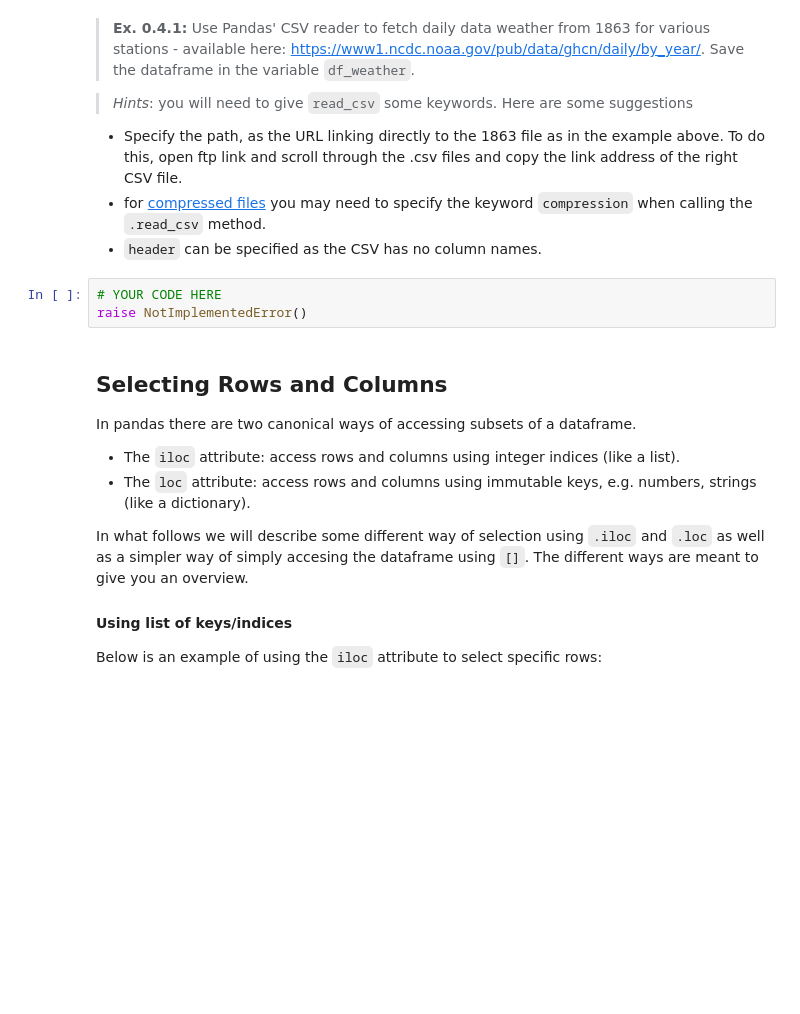
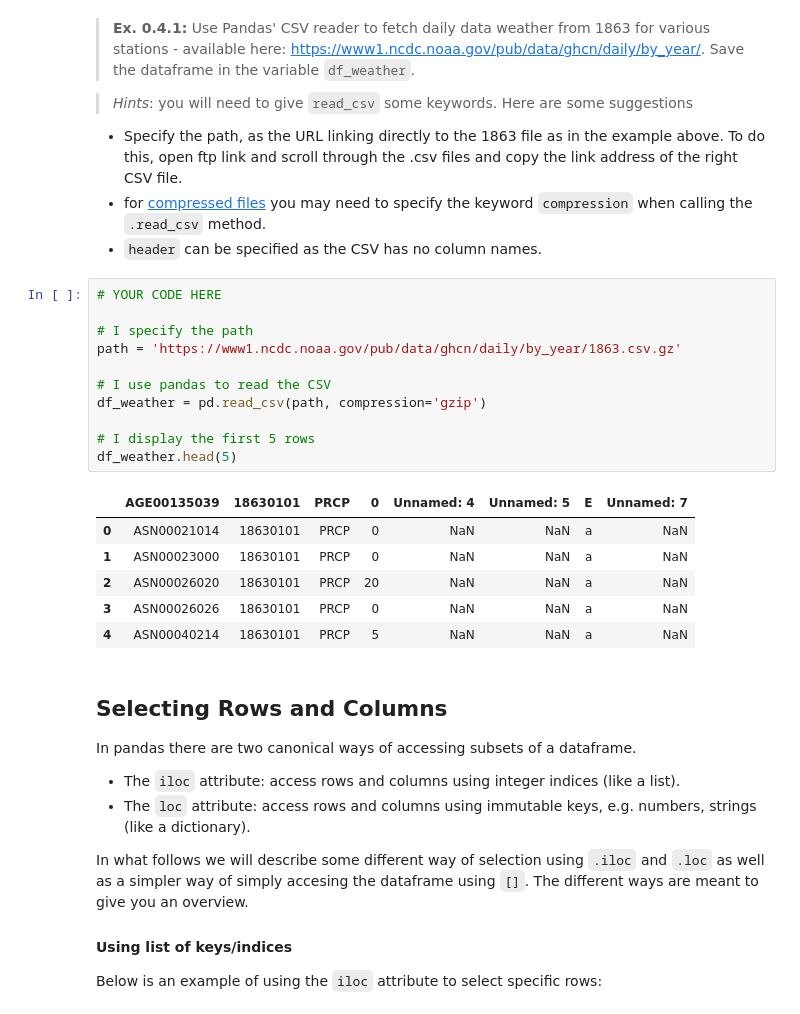
Before and after one commit to mcp656/isds2024, a Jupyter notebook: assignments/assignment0/assignment_0.ipynb, the cells around one changed output. Drawn from its saved outputs; the diff is of its cells as text; blank space fills up the shorter version.

```diff
--- a/assignments/assignment0/assignment_0.ipynb
+++ b/assignments/assignment0/assignment_0.ipynb
@@ -940,9 +1032,24 @@ We move on to the next problem in the assignment. These are part of other exerci
   - Specify the path, as the URL linking directly to the 1863 file as in the example above. To do this, open ftp link and scroll through the .csv files and copy the link address of the right CSV file.
   - for [compressed files](https://www.winzip.com/win/en/gz-file.html) you may need to specify the keyword `compression` when calling the `.read_csv` method.
   - `header` can be specified as the CSV has no column names.
-# %%
-# YOUR CODE HERE
-raise NotImplementedError()
+# %%
+# YOUR CODE HERE
+
+# I specify the path
+path = 'https://www1.ncdc.noaa.gov/pub/data/ghcn/daily/by_year/1863.csv.gz'
+
+# I use pandas to read the CSV
+df_weather = pd.read_csv(path, compression='gzip')
+
+# I display the first 5 rows
+df_weather.head(5)
+# %% [output]
+|  | AGE00135039 | 18630101 | PRCP | 0 | Unnamed: 4 | Unnamed: 5 | E | Unnamed: 7 |
+| 0 | ASN00021014 | 18630101 | PRCP | 0 | NaN | NaN | a | NaN |
+| 1 | ASN00023000 | 18630101 | PRCP | 0 | NaN | NaN | a | NaN |
+| 2 | ASN00026020 | 18630101 | PRCP | 20 | NaN | NaN | a | NaN |
+| 3 | ASN00026026 | 18630101 | PRCP | 0 | NaN | NaN | a | NaN |
+| 4 | ASN00040214 | 18630101 | PRCP | 5 | NaN | NaN | a | NaN |
 # %% [markdown]
 ## Selecting Rows and Columns
 
```
Also changed, not shown: parts of 43 cells of this notebook, 1 other file.
